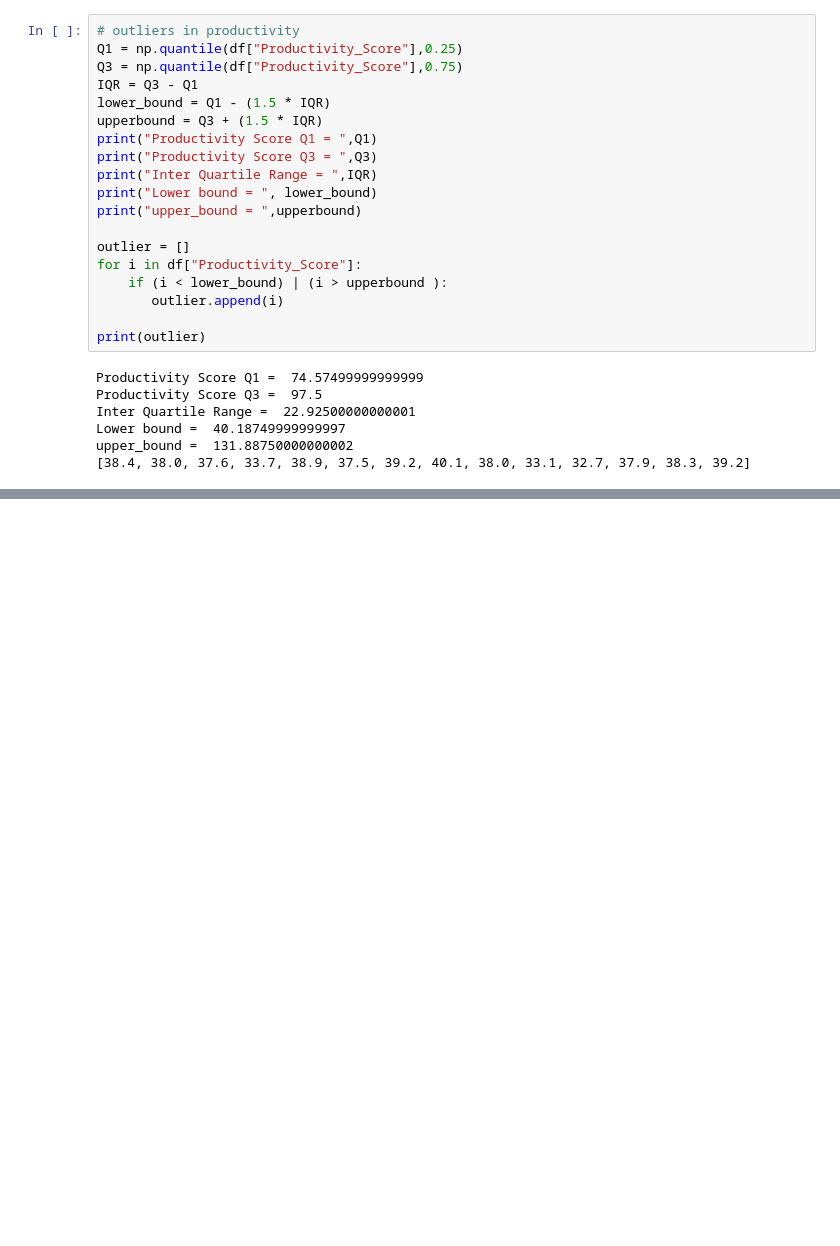
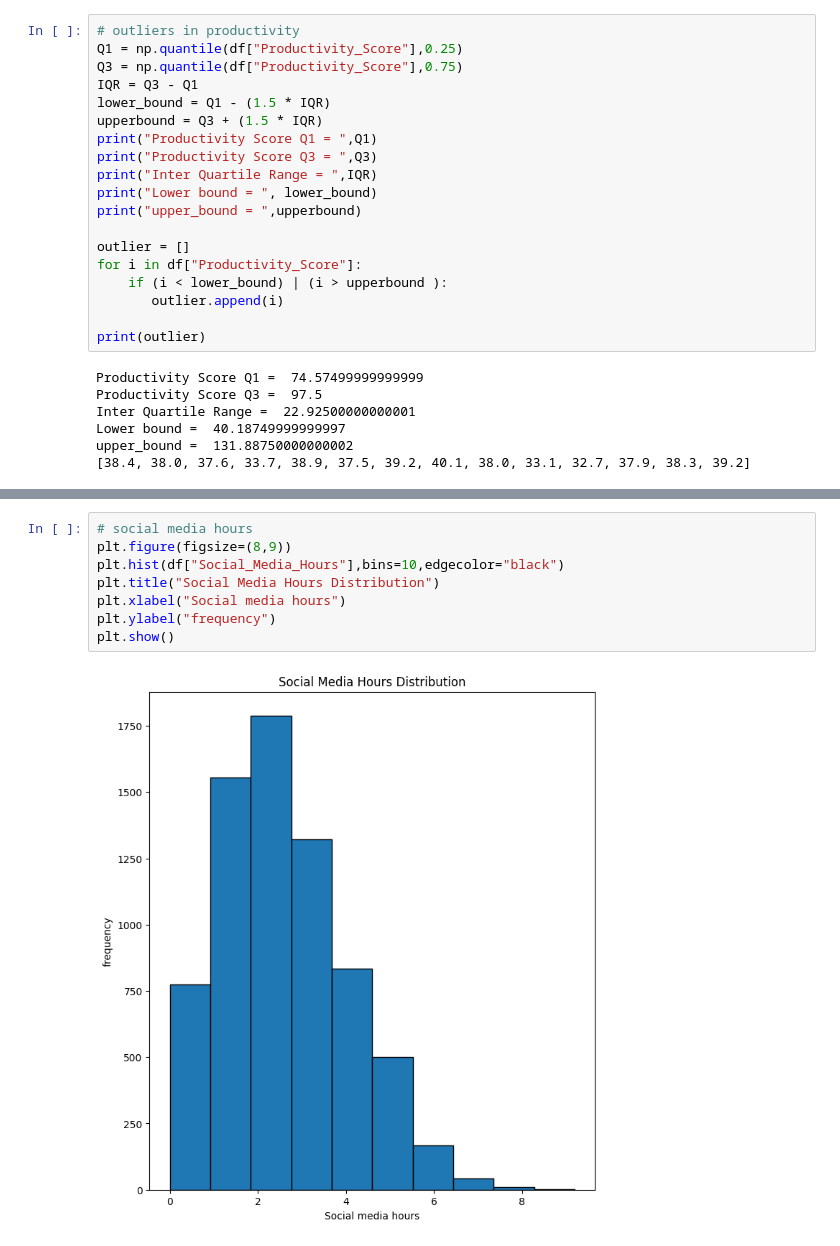
Before and after one commit to Engr-Jawad/Data-Science-Projects, a Jupyter notebook: Digita_Lifestyle_ Productivity _&_ Screen Behavior_ Analysis/digital_lifestyle.ipynb, the cells around one changed output, grey strips where cells are left out. Saved outputs shown, nothing was run; the diff lists cells and outputs as text; blank space fills up the shorter version.

```diff
--- a/Digita_Lifestyle_ Productivity _&_ Screen Behavior_ Analysis/digital_lifestyle.ipynb
+++ b/Digita_Lifestyle_ Productivity _&_ Screen Behavior_ Analysis/digital_lifestyle.ipynb
@@ -281,0 +303,10 @@ upper_bound =  131.88750000000002
+# %%
+# social media hours
+plt.figure(figsize=(8,9))
+plt.hist(df["Social_Media_Hours"],bins=10,edgecolor="black")
+plt.title("Social Media Hours Distribution")
+plt.xlabel("Social media hours")
+plt.ylabel("frequency")
+plt.show()
+# %% [output]
+[figure, added]
```
Also changed, not shown: parts of 3 cells of this notebook.
